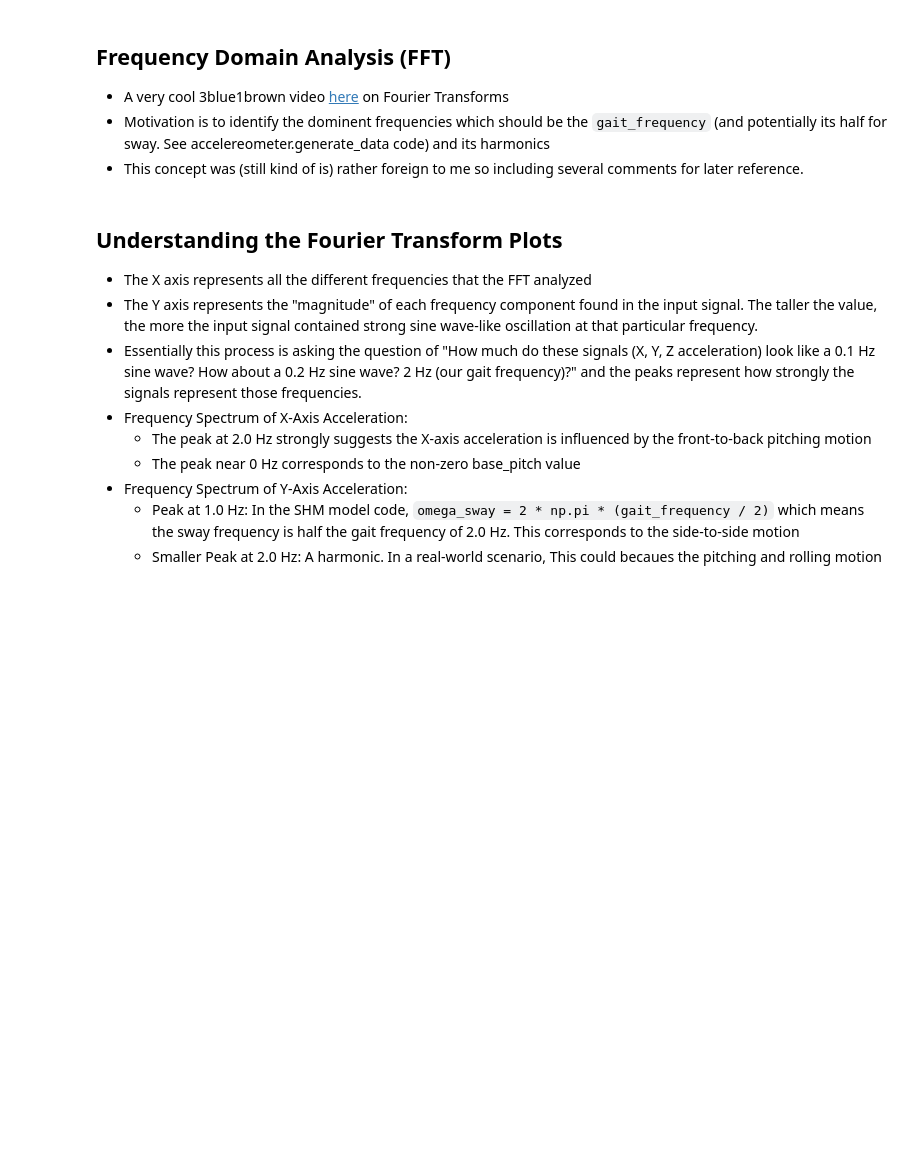
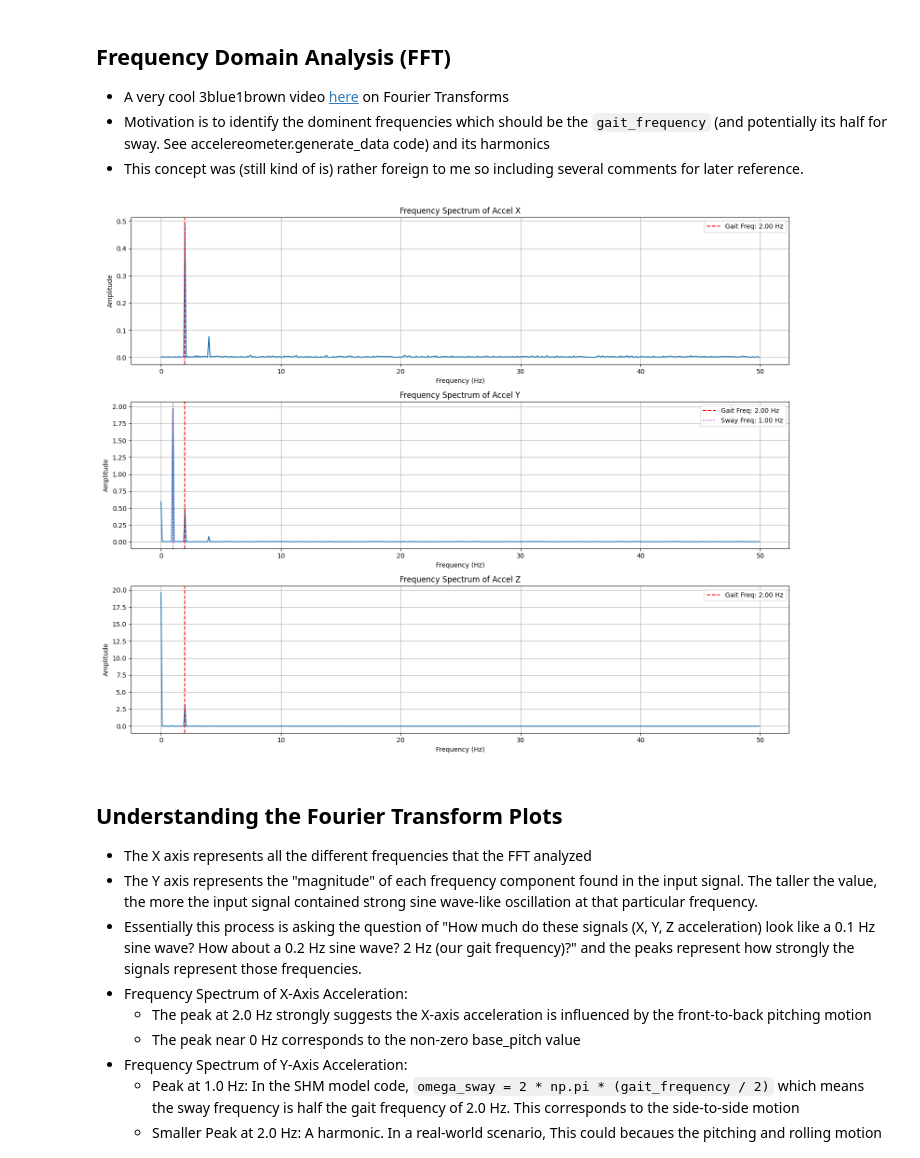
Before and after one commit to akshikari/sensor-data-processing-sim, a Jupyter notebook: data/qa_analysis/accelerometer_gen_data_qa.ipynb, the cells around one changed output. Saved outputs shown, nothing was run; the diff lists cells and outputs as text; code cells hidden in the pictures; blank space fills up the shorter version.

```diff
--- a/data/qa_analysis/accelerometer_gen_data_qa.ipynb
+++ b/data/qa_analysis/accelerometer_gen_data_qa.ipynb
@@ -79,58 +94,58 @@ else:
 - Motivation is to identify the dominent frequencies which should be the `gait_frequency` (and potentially its half for sway. See accelereometer.generate_data code) and its harmonics
 - This concept was (still kind of is) rather foreign to me so including several comments for later reference.
 # %%
-if "data_df" in locals() and not data_df.empty:
-    fft_subset_duration = 10  # seconds
-    fft_samples = sample_frequency * fft_subset_duration
-    # Calculate Fourier Transform (FT) for just a small subset (first 10 seconds) of data.
-    fft_df = data_df.iloc[:fft_samples].copy()
-    if len(fft_df) >= 2:
-        T = 1.0 / sample_frequency  # Sample spacing, time in seconds between data records
-        N = len(fft_df)  # Number of sample points for FFT
+# FFT Configs
+fft_subset_duration = 10  # seconds
+fft_samples = sample_frequency * fft_subset_duration
+# Calculate Fourier Transform (FT) for just a small subset (first 10 seconds) of data.
+fft_df = data_df.iloc[:fft_samples].copy()
+if len(fft_df) >= 2:
+    T = 1.0 / sample_frequency  # Sample spacing, time in seconds between data records
+    N = len(fft_df)  # Number of sample points for FFT
 
-        signals = {
-            "Accel X": fft_df["accel_x"].values,
-            "Accel Y": fft_df["accel_y"].values,
-            "Accel Z": fft_df["accel_z"].values
-        }
+    signals = {
+        "Accel X": fft_df["accel_x"].values,
+        "Accel Y": fft_df["accel_y"].values,
+        "Accel Z": fft_df["accel_z"].values
+    }
 
-        plt.figure(figsize=(15, 12))
-        plot_index = 1
-        for name, data in signals.items():
-            if N > 0 and len(data) == N:
-                # Get dataframe of FT complex numbers for input signals
-                yf = fft(data)
-                # Get the frequency bins that these complex numbers correspond to.
-                # Only care about the positive values here, hence filtering only to [:N//2] results
-                xf = fftfreq(N, T)[:N//2]
+    plt.figure(figsize=(15, 12))
+    plot_index = 1
+    for name, data in signals.items():
+        if N > 0 and len(data) == N:
+            # Get dataframe of FT complex numbers for input signals
+            yf = fft(data)
+            # Get the frequency bins that these complex numbers correspond to.
+            # Only care about the positive values here, hence filtering only to [:N//2] results
+            xf = fftfreq(N, T)[:N//2]
 
-                plt.subplot(3, 1, plot_index)
-                # 2.0/N - normalization factor where we multiply by 2 purely for visualization purposes,
-                # and divide by N to scale the amplitude to be independent of the signal length
-                # Complex numbers are kinda hard to visualize, so we take the absolute value
-                # Again, only want the positive frequencies so we do yf[0:N//2]
-                plt.plot(xf, 2.0/N * np.abs(yf[0:N//2]))
-                plt.title(f'Frequency Spectrum of {name}')
-                plt.xlabel('Frequency (Hz)')
-                plt.ylabel('Amplitude')
-                # Highlight expected gait frequency (from params object)
-                if params and hasattr(params, 'gait_frequency'):
-                    plt.axvline(params.gait_frequency, color='r', linestyle='--', label=f'Gait Freq: {params.gait_frequency:.2f} Hz')
-                    # For Accel Y, sway might be half the gait frequency based on our model
-                    if name == 'Accel Y' and (params.gait_frequency / 2) > 0:
-                         plt.axvline(params.gait_frequency / 2, color='m', linestyle=':', label=f'Sway Freq: {params.gait_frequency/2:.2f} Hz')
-                plt.legend()
-                plt.grid(True)
-                plot_index += 1
-            else:
-                 print(f"Signal data for {name} is empty or length mismatch, skipping FFT. N={N}, len(data)={len(data)}")
+            plt.subplot(3, 1, plot_index)
+            # 2.0/N - normalization factor where we multiply by 2 purely for visualization purposes,
+            # and divide by N to scale the amplitude to be independent of the signal length
+            # Complex numbers are kinda hard to visualize, so we take the absolute value
+            # Again, only want the positive frequencies so we do yf[0:N//2]
+            plt.plot(xf, 2.0/N * np.abs(yf[0:N//2]))
+            plt.title(f'Frequency Spectrum of {name}')
+            plt.xlabel('Frequency (Hz)')
+            plt.ylabel('Amplitude')
+            # Highlight expected gait frequency (from params object)
+            if params and hasattr(params, 'gait_frequency'):
+                plt.axvline(params.gait_frequency, color='r', linestyle='--', label=f'Gait Freq: {params.gait_frequency:.2f} Hz')
+                # For Accel Y, sway might be half the gait frequency based on our model
+                if name == 'Accel Y' and (params.gait_frequency / 2) > 0:
+                     plt.axvline(params.gait_frequency / 2, color='m', linestyle=':', label=f'Sway Freq: {params.gait_frequency/2:.2f} Hz')
+            plt.legend()
+            plt.grid(True)
+            plot_index += 1
+        else:
+             print(f"Signal data for {name} is empty or length mismatch, skipping FFT. N={N}, len(data)={len(data)}")
 
-        plt.tight_layout()
-        plt.show()
-    else:
-        print("Not enough samples in subset for FFT analysis.")
+    plt.tight_layout()
+    plt.show()
 else:
-    print("Dataframe 'data_df' is not defined or is empty for FFT analysis.")
+    print("Not enough samples in subset for FFT analysis.")
+# %% [output]
+[figure, added]
 # %% [markdown]
 ## Understanding the Fourier Transform Plots
 - The X axis represents all the different frequencies that the FFT analyzed
```
Also changed, not shown: parts of 2 cells of this notebook.
